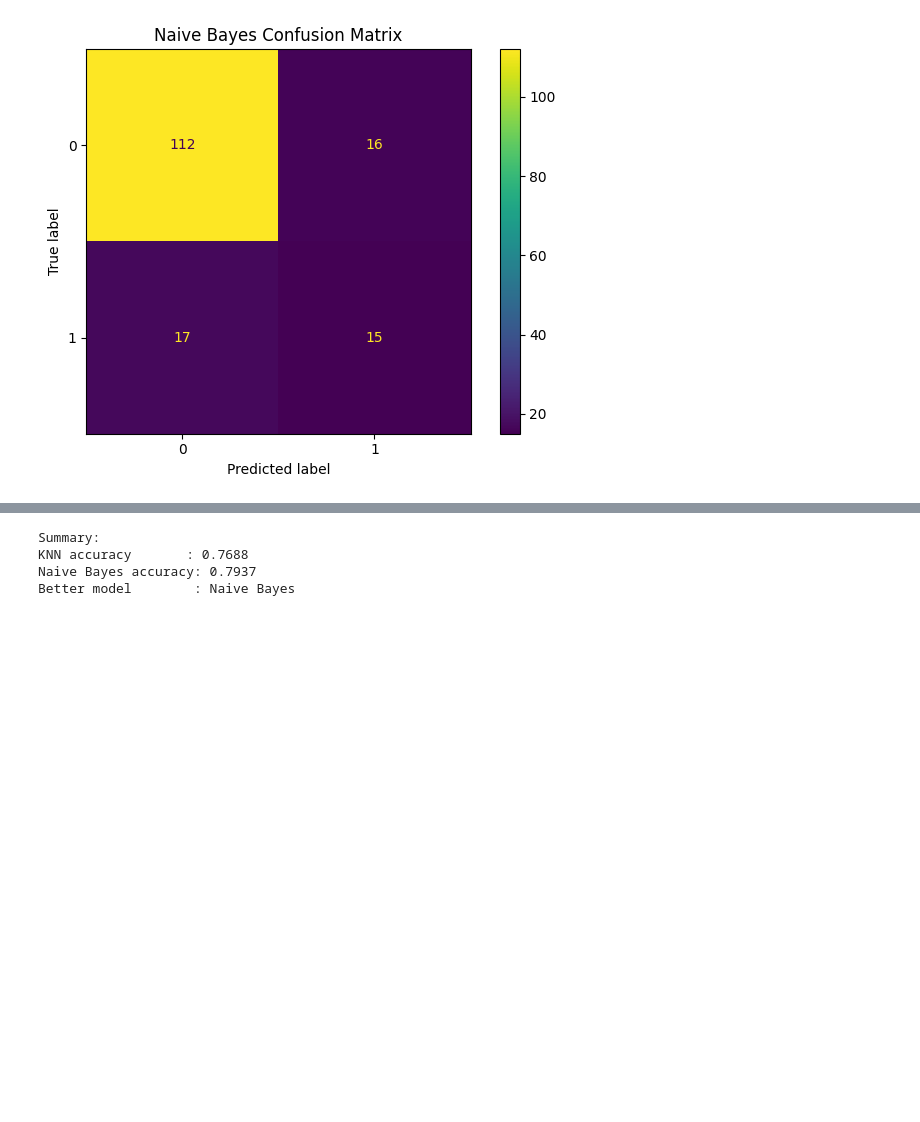
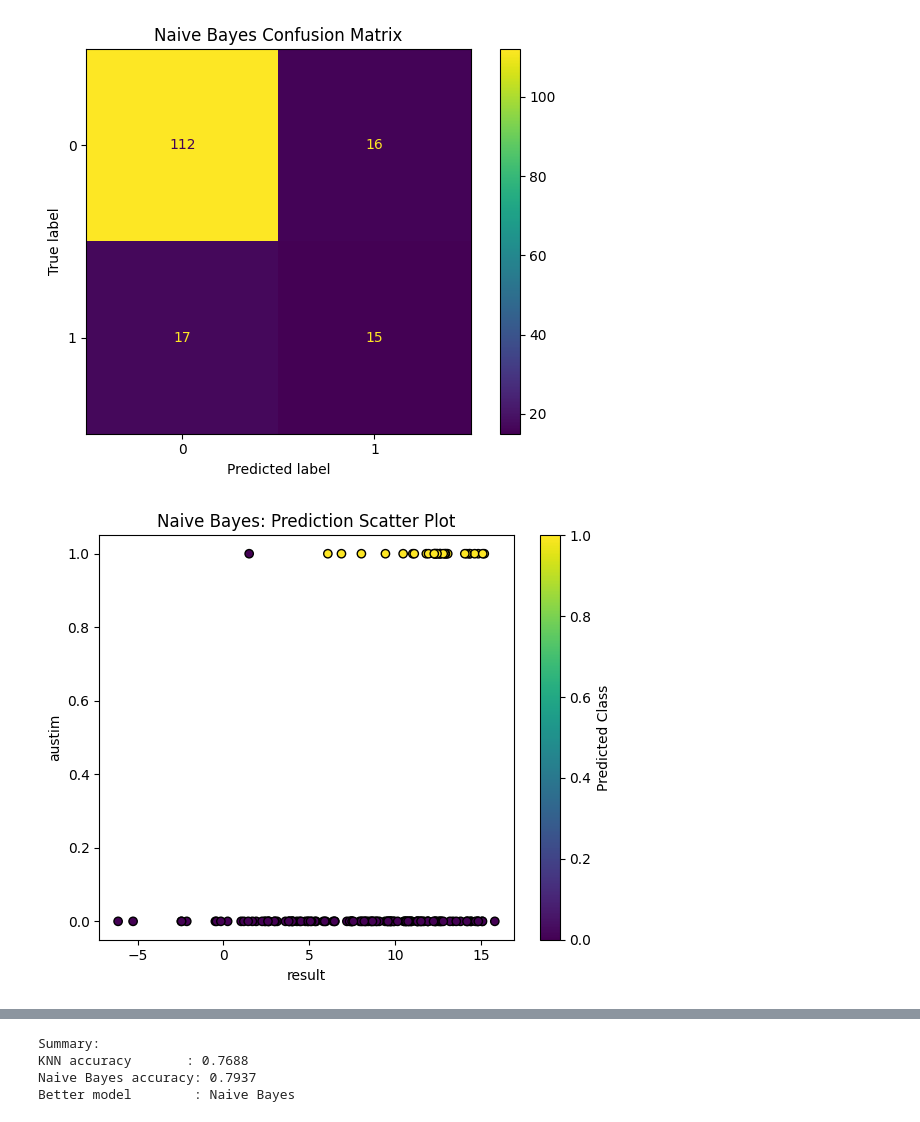
Before and after one commit to SRARNAB7/HDS_5320_Group_Project, a Jupyter notebook: Project_2.ipynb, the cells around one changed output, grey strips where cells are left out. Saved outputs shown, nothing was run; the diff lists cells and outputs as text; code cells hidden in the pictures; blank space fills up the shorter version.

```diff
--- a/Project_2.ipynb
+++ b/Project_2.ipynb
@@ -922,3 +922,21 @@ plt.show()
 Naive Bayes accuracy: 0.7937
 <Figure size 640x480 with 0 Axes>
 [figure]
+# %%
+# ---- Add a scatter plot of predictions ----
+plt.figure(figsize=(6,5))
+plt.scatter(
+    X_test['result'],           # x-axis feature
+    X_test['austim'],           # y-axis feature
+    c=y_pred_nb,                # color by predicted class
+    cmap='viridis', edgecolor='k'
+)
+plt.xlabel("result")
+plt.ylabel("austim")
+plt.title("Naive Bayes: Prediction Scatter Plot")
+plt.colorbar(label="Predicted Class")
+plt.tight_layout()
+plt.savefig("nb_scatter.png", dpi=200)
+plt.show()
+# %% [output]
+[figure, added]
```
Also changed, not shown: parts of 2 cells of this notebook.
